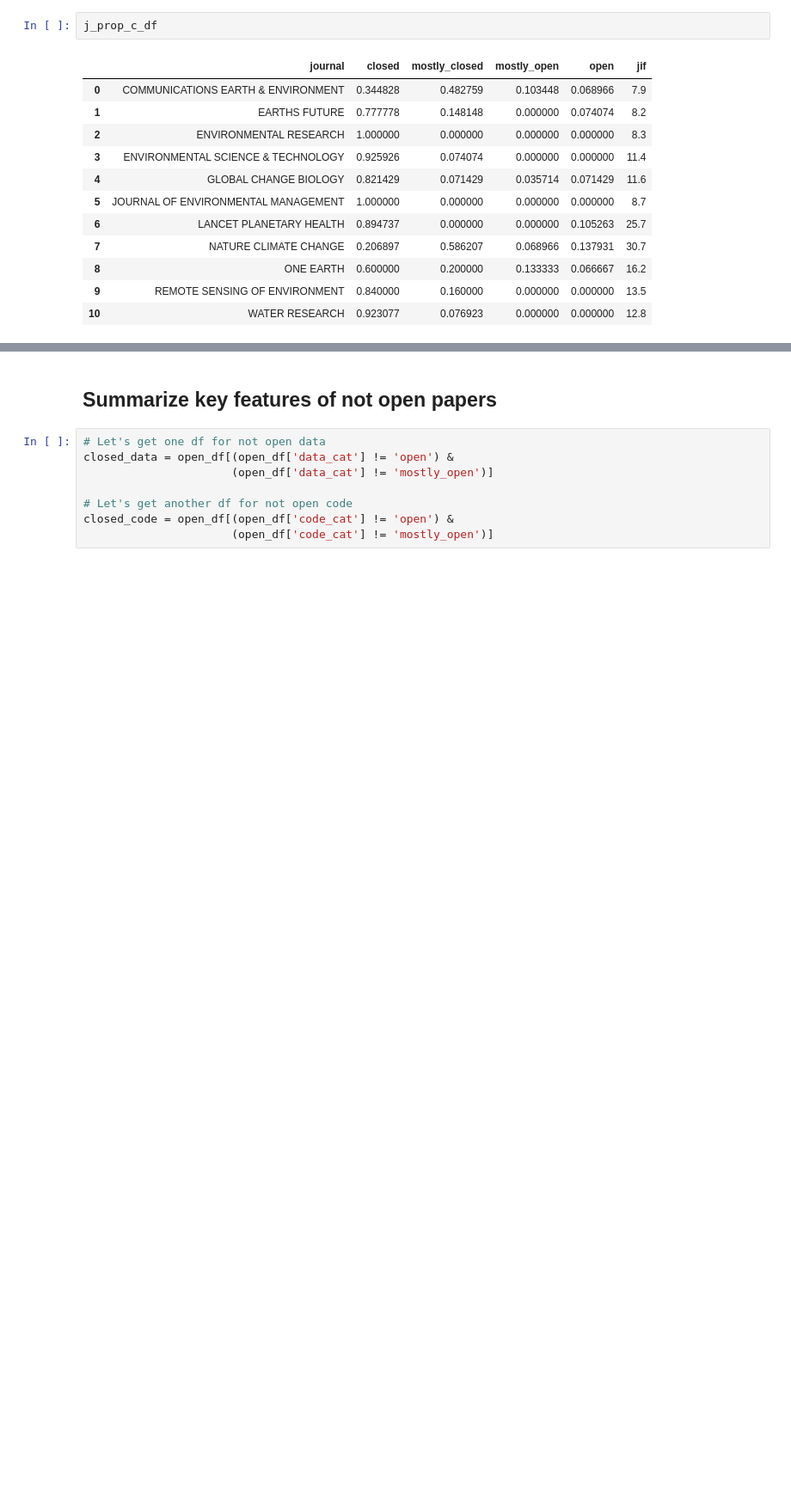
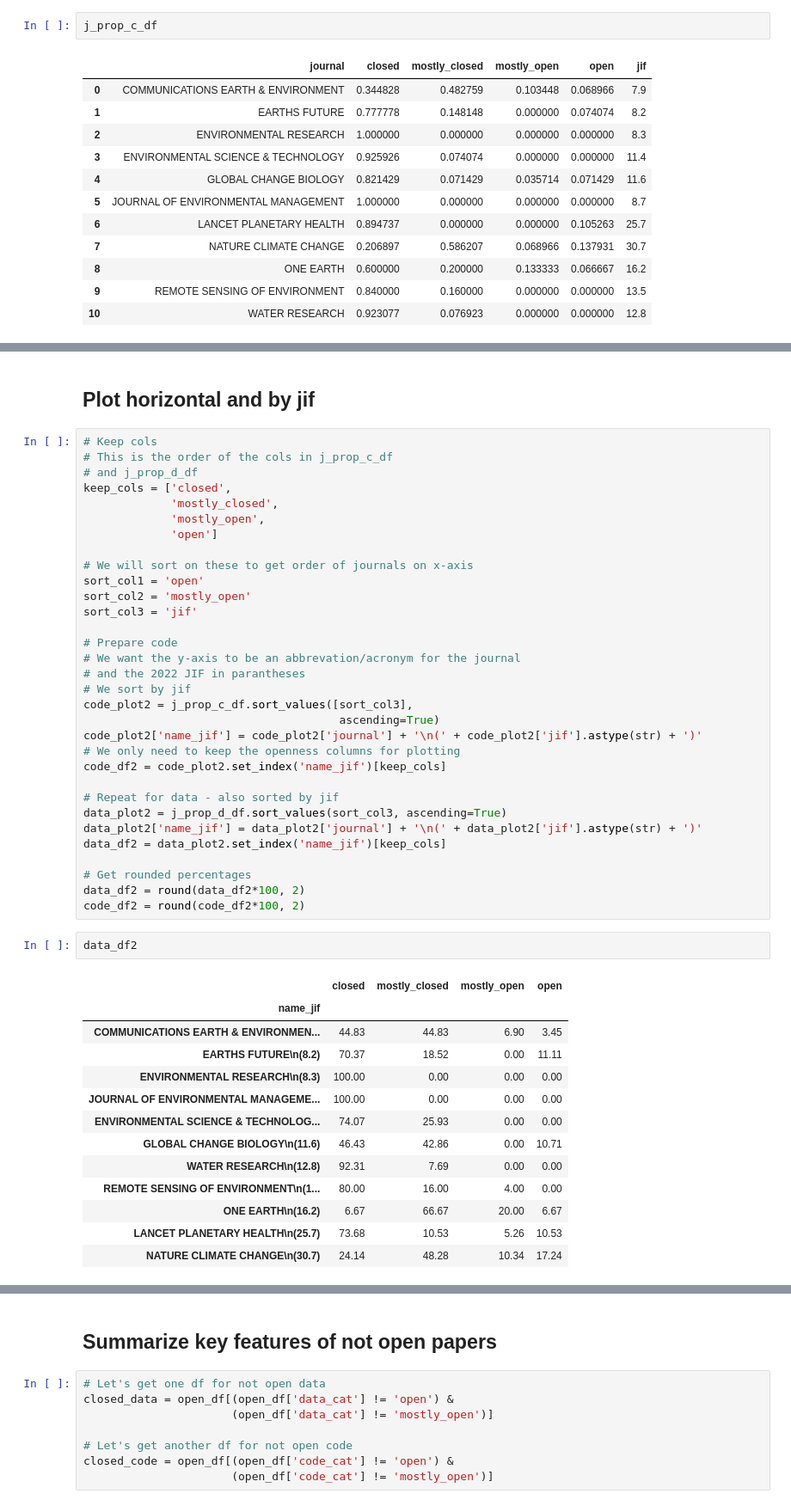
Before and after one commit to abpoll/open, a Jupyter notebook: src/Results.ipynb, the cells around one changed output, grey strips where cells are left out. Shown at 86% size. Drawn from its saved outputs; the diff is of its cells as text; blank space fills up the shorter version.

```diff
--- a/src/Results.ipynb
+++ b/src/Results.ipynb
@@ -421,0 +437,50 @@ fig.savefig(join(ROOT_DIR, 'fig', 'fig1.png'),
+# %% [markdown]
+## Plot horizontal and by jif
+# %%
+# Keep cols
+# This is the order of the cols in j_prop_c_df
+# and j_prop_d_df
+keep_cols = ['closed',
+             'mostly_closed',
+             'mostly_open',
+             'open']
+
+# We will sort on these to get order of journals on x-axis
+sort_col1 = 'open'
+sort_col2 = 'mostly_open'
+sort_col3 = 'jif'
+
+# Prepare code
+# We want the y-axis to be an abbrevation/acronym for the journal
+# and the 2022 JIF in parantheses
+# We sort by jif
+code_plot2 = j_prop_c_df.sort_values([sort_col3],
+                                      ascending=True)
+code_plot2['name_jif'] = code_plot2['journal'] + '\n(' + code_plot2['jif'].astype(str) + ')'
+# We only need to keep the openness columns for plotting
+code_df2 = code_plot2.set_index('name_jif')[keep_cols]
+
+# Repeat for data - also sorted by jif
+data_plot2 = j_prop_d_df.sort_values(sort_col3, ascending=True)
+data_plot2['name_jif'] = data_plot2['journal'] + '\n(' + data_plot2['jif'].astype(str) + ')'
+data_df2 = data_plot2.set_index('name_jif')[keep_cols]
+
+# Get rounded percentages
+data_df2 = round(data_df2*100, 2)
+code_df2 = round(code_df2*100, 2)
+# %%
+data_df2
+# %% [output]
+|  | closed | mostly_closed | mostly_open | open |
+| name_jif |  |  |  |  |
+| COMMUNICATIONS EARTH & ENVIRONMEN... | 44.83 | 44.83 | 6.90 | 3.45 |
+| EARTHS FUTURE\n(8.2) | 70.37 | 18.52 | 0.00 | 11.11 |
+| ENVIRONMENTAL RESEARCH\n(8.3) | 100.00 | 0.00 | 0.00 | 0.00 |
+| JOURNAL OF ENVIRONMENTAL MANAGEME... | 100.00 | 0.00 | 0.00 | 0.00 |
+| ENVIRONMENTAL SCIENCE & TECHNOLOG... | 74.07 | 25.93 | 0.00 | 0.00 |
+| GLOBAL CHANGE BIOLOGY\n(11.6) | 46.43 | 42.86 | 0.00 | 10.71 |
+| WATER RESEARCH\n(12.8) | 92.31 | 7.69 | 0.00 | 0.00 |
+| REMOTE SENSING OF ENVIRONMENT\n(1... | 80.00 | 16.00 | 4.00 | 0.00 |
+| ONE EARTH\n(16.2) | 6.67 | 66.67 | 20.00 | 6.67 |
+| LANCET PLANETARY HEALTH\n(25.7) | 73.68 | 10.53 | 5.26 | 10.53 |
+| NATURE CLIMATE CHANGE\n(30.7) | 24.14 | 48.28 | 10.34 | 17.24 |
```
Also changed, not shown: parts of 6 cells of this notebook, 1 other file.
